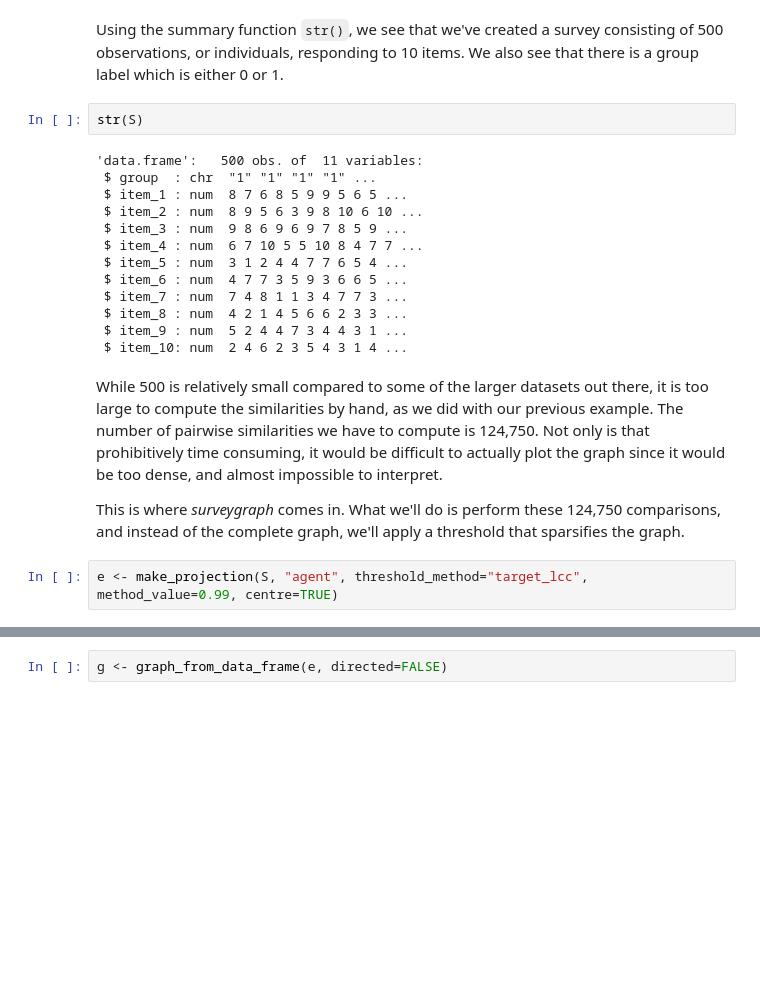
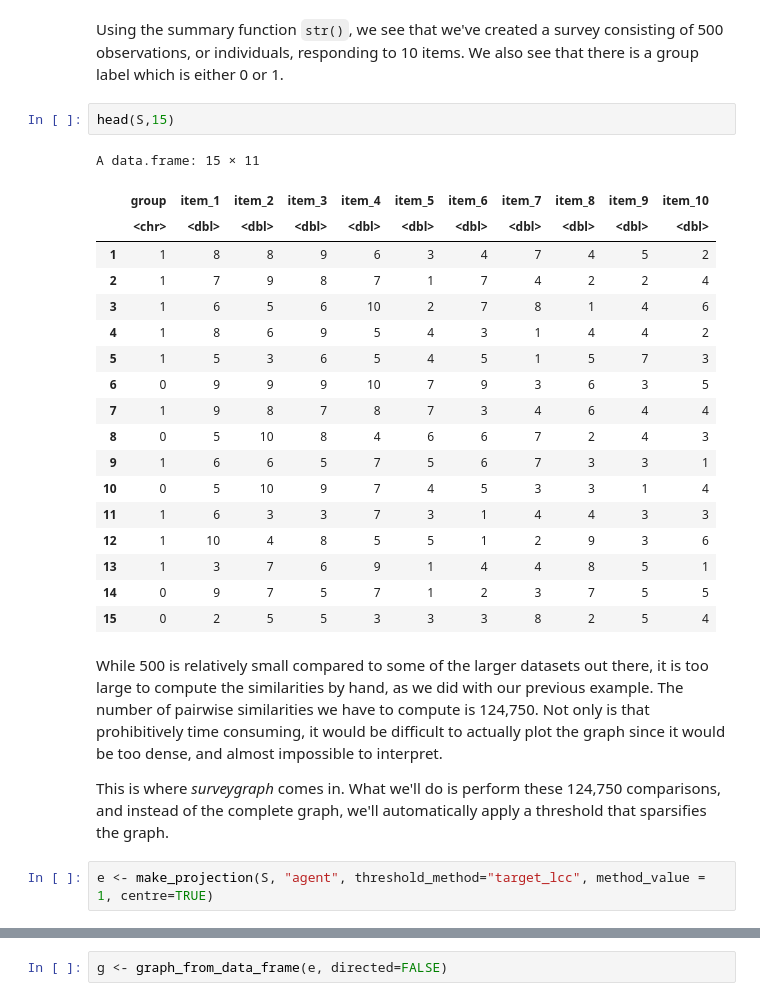
Before and after one commit to surveygraph/surveygraph-tutorials, a Jupyter notebook: graphs-from-surveys.ipynb, the cells around one changed output, grey strips where cells are left out. Cells and saved outputs as stored; diff of their text form; blank space fills up the shorter version.

```diff
--- a/graphs-from-surveys.ipynb
+++ b/graphs-from-surveys.ipynb
@@ -187,23 +191,29 @@ S <- make_synthetic_data(nrow=500, ncol=10, p=0.22, c=0.5)
 # %% [markdown]
 Using the summary function `str()`, we see that we've created a survey consisting of 500 observations, or individuals, responding to 10 items. We also see that there is a group label which is either 0 or 1.
 # %%
-str(S)
+head(S,15)
 # %% [output]
-'data.frame':   500 obs. of  11 variables:
- $ group  : chr  "1" "1" "1" "1" ...
- $ item_1 : num  8 7 6 8 5 9 9 5 6 5 ...
- $ item_2 : num  8 9 5 6 3 9 8 10 6 10 ...
- $ item_3 : num  9 8 6 9 6 9 7 8 5 9 ...
- $ item_4 : num  6 7 10 5 5 10 8 4 7 7 ...
- $ item_5 : num  3 1 2 4 4 7 7 6 5 4 ...
- $ item_6 : num  4 7 7 3 5 9 3 6 6 5 ...
- $ item_7 : num  7 4 8 1 1 3 4 7 7 3 ...
- $ item_8 : num  4 2 1 4 5 6 6 2 3 3 ...
- $ item_9 : num  5 2 4 4 7 3 4 4 3 1 ...
- $ item_10: num  2 4 6 2 3 5 4 3 1 4 ...
+A data.frame: 15 × 11
+|  | group | item_1 | item_2 | item_3 | item_4 | item_5 | item_6 | item_7 | item_8 | item_9 | item_10 |
+|  | <chr> | <dbl> | <dbl> | <dbl> | <dbl> | <dbl> | <dbl> | <dbl> | <dbl> | <dbl> | <dbl> |
+| 1 | 1 | 8 | 8 | 9 | 6 | 3 | 4 | 7 | 4 | 5 | 2 |
+| 2 | 1 | 7 | 9 | 8 | 7 | 1 | 7 | 4 | 2 | 2 | 4 |
+| 3 | 1 | 6 | 5 | 6 | 10 | 2 | 7 | 8 | 1 | 4 | 6 |
+| 4 | 1 | 8 | 6 | 9 | 5 | 4 | 3 | 1 | 4 | 4 | 2 |
+| 5 | 1 | 5 | 3 | 6 | 5 | 4 | 5 | 1 | 5 | 7 | 3 |
+| 6 | 0 | 9 | 9 | 9 | 10 | 7 | 9 | 3 | 6 | 3 | 5 |
+| 7 | 1 | 9 | 8 | 7 | 8 | 7 | 3 | 4 | 6 | 4 | 4 |
+| 8 | 0 | 5 | 10 | 8 | 4 | 6 | 6 | 7 | 2 | 4 | 3 |
+| 9 | 1 | 6 | 6 | 5 | 7 | 5 | 6 | 7 | 3 | 3 | 1 |
+| 10 | 0 | 5 | 10 | 9 | 7 | 4 | 5 | 3 | 3 | 1 | 4 |
+| 11 | 1 | 6 | 3 | 3 | 7 | 3 | 1 | 4 | 4 | 3 | 3 |
+| 12 | 1 | 10 | 4 | 8 | 5 | 5 | 1 | 2 | 9 | 3 | 6 |
+| 13 | 1 | 3 | 7 | 6 | 9 | 1 | 4 | 4 | 8 | 5 | 1 |
+| 14 | 0 | 9 | 7 | 5 | 7 | 1 | 2 | 3 | 7 | 5 | 5 |
+| 15 | 0 | 2 | 5 | 5 | 3 | 3 | 3 | 8 | 2 | 5 | 4 |
 # %% [markdown]
 While 500 is relatively small compared to some of the larger datasets out there, it is too large to compute the similarities by hand, as we did with our previous example. The number of pairwise similarities we have to compute is 124,750. Not only is that prohibitively time consuming, it would be difficult to actually plot the graph since it would be too dense, and almost impossible to interpret.
 
-This is where _surveygraph_ comes in. What we'll do is perform these 124,750 comparisons, and instead of the complete graph, we'll apply a threshold that sparsifies the graph.
+This is where _surveygraph_ comes in. What we'll do is perform these 124,750 comparisons, and instead of the complete graph, we'll automatically apply a threshold that sparsifies the graph.
 # %%
-e <- make_projection(S, "agent", threshold_method="target_lcc", method_value=0.99, centre=TRUE)
+e <- make_projection(S, "agent", threshold_method="target_lcc", method_value = 1, centre=TRUE)
```
Also changed, not shown: parts of 17 cells of this notebook, 1 other file.
